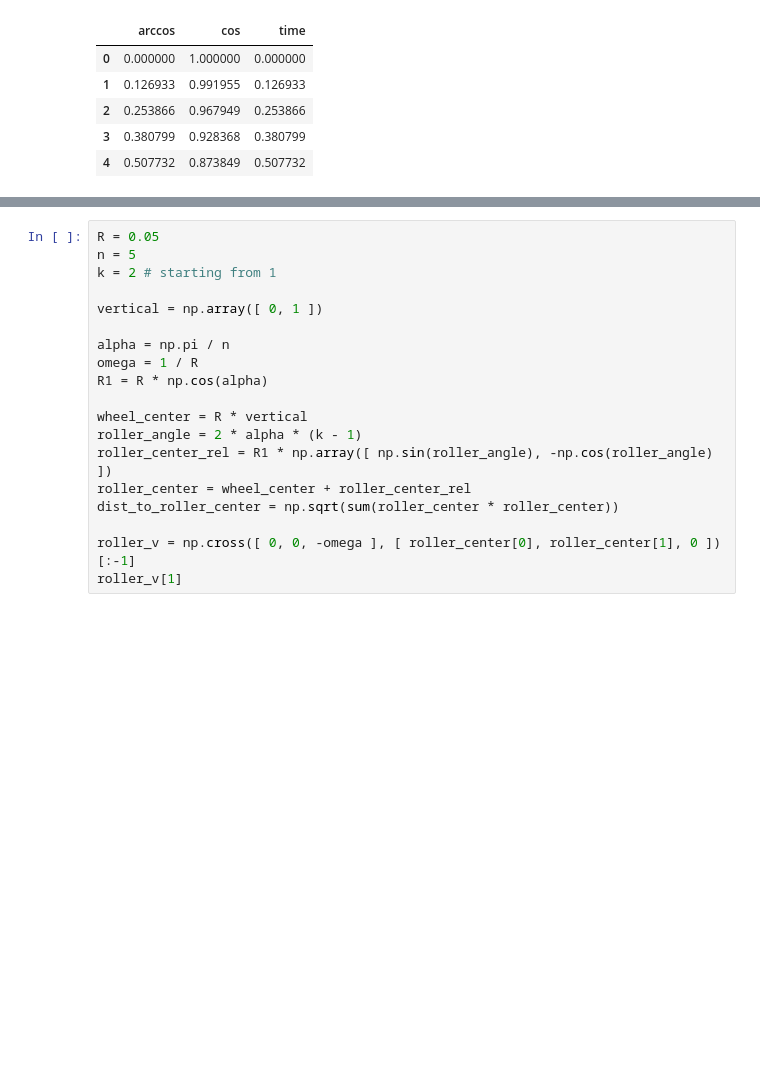
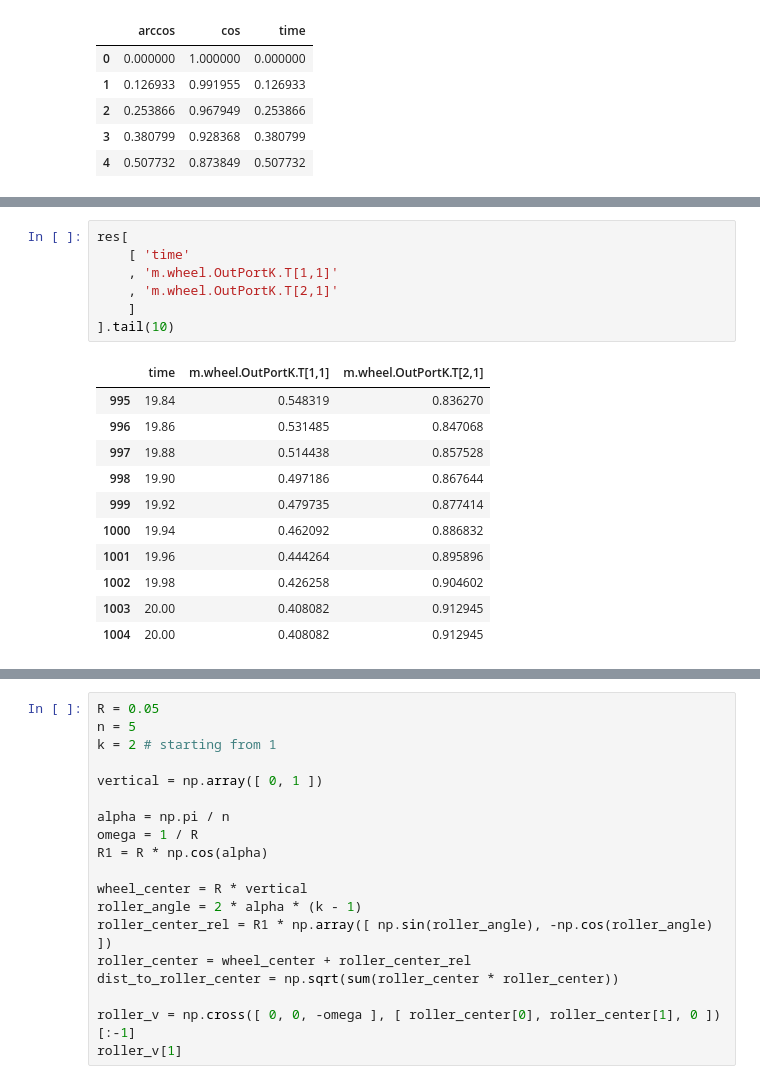
Before and after one commit to admech/mbs, a Jupyter notebook: omni/py.ipynb, the cells around one changed output, grey strips where cells are left out. Saved outputs shown, nothing was run; the diff lists cells and outputs as text; blank space fills up the shorter version.

```diff
--- a/omni/py.ipynb
+++ b/omni/py.ipynb
@@ -218,0 +273,19 @@ res[
+# %%
+res[
+    [ 'time'
+    , 'm.wheel.OutPortK.T[1,1]'
+    , 'm.wheel.OutPortK.T[2,1]'
+    ]
+].tail(10)
+# %% [output]
+|  | time | m.wheel.OutPortK.T[1,1] | m.wheel.OutPortK.T[2,1] |
+| 995 | 19.84 | 0.548319 | 0.836270 |
+| 996 | 19.86 | 0.531485 | 0.847068 |
+| 997 | 19.88 | 0.514438 | 0.857528 |
+| 998 | 19.90 | 0.497186 | 0.867644 |
+| 999 | 19.92 | 0.479735 | 0.877414 |
+| 1000 | 19.94 | 0.462092 | 0.886832 |
+| 1001 | 19.96 | 0.444264 | 0.895896 |
+| 1002 | 19.98 | 0.426258 | 0.904602 |
+| 1003 | 20.00 | 0.408082 | 0.912945 |
+| 1004 | 20.00 | 0.408082 | 0.912945 |
```
Also changed, not shown: parts of 10 cells of this notebook, 9 other files.
